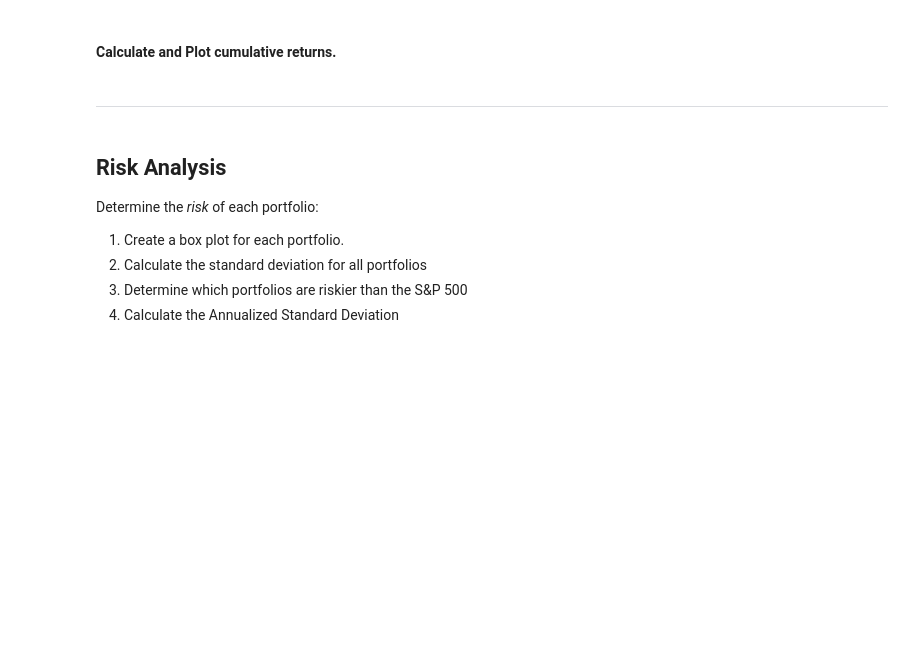
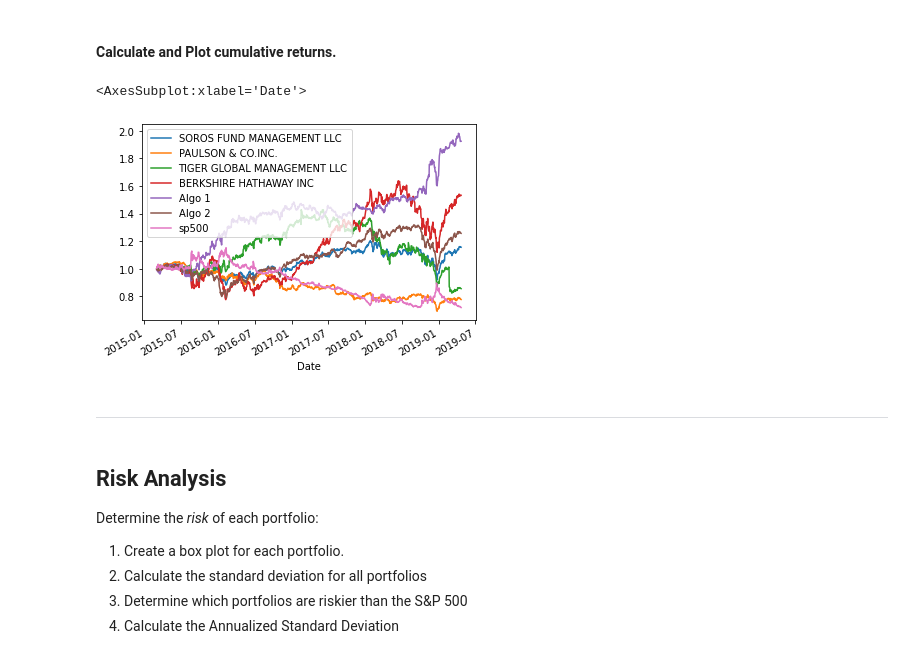
Before and after one commit to Gregoryneubel2/whale_analysis, a Jupyter notebook: whale_analysis.ipynb, the cells around one changed output. Saved outputs shown, nothing was run; the diff lists cells and outputs as text; code cells hidden in the pictures; blank space fills up the shorter version.

```diff
--- a/whale_analysis.ipynb
+++ b/whale_analysis.ipynb
@@ -166,8 +171,13 @@ In this section, you will calculate and visualize performance and risk metrics f
 #### Calculate and Plot cumulative returns.
 # %%
 # Calculate cumulative returns of all portfolios
+cumulative_returns_df = (1 + combine_df).cumprod()
 
 # Plot cumulative returns
+cumulative_returns_df.plot()
+# %% [output]
+<AxesSubplot:xlabel='Date'>
+[figure, added]
 # %% [markdown]
 ---
 # %% [markdown]
```
Also changed, not shown: parts of 29 cells of this notebook.
